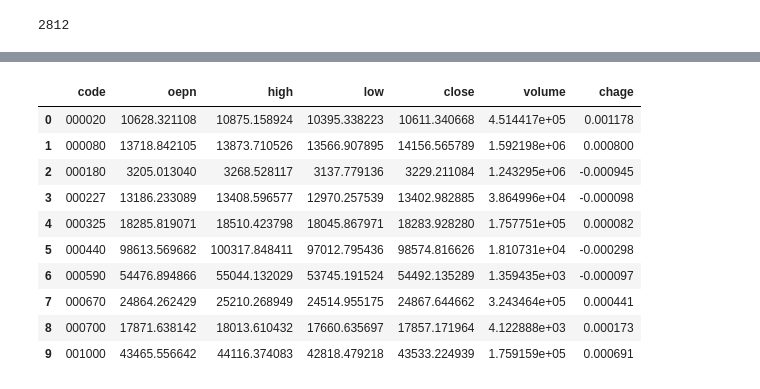
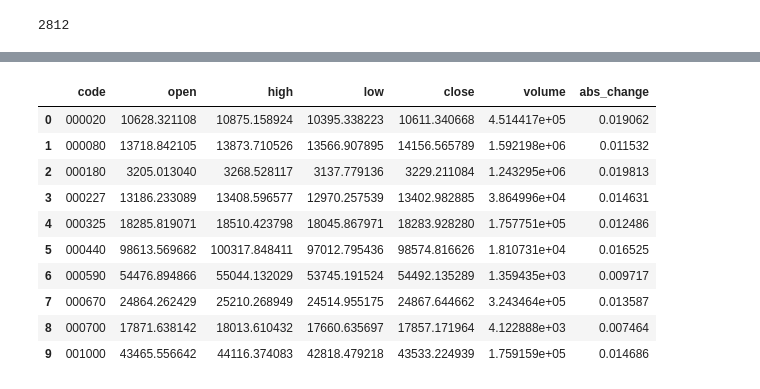
Before and after one commit to nananana-Banana/2021-nh-bigdata-competition, a Jupyter notebook: external/finance_stockdata_analysis.ipynb, the cells around one changed output, grey strips where cells are left out. Drawn from its saved outputs; the diff is of its cells as text; code cells hidden in the pictures.

Commit message:
Add abs mean of stockdata - code and csv file

```diff
--- a/external/finance_stockdata_analysis.ipynb
+++ b/external/finance_stockdata_analysis.ipynb
@@ -30,7 +35,7 @@ file_list
 # column - Date,Open,High,Low,Close,Volume,Change
 result = []
 for i in file_list:
-    filepath = '{}/{}'.format(dir, i)
+    filepath = '{}/{}'.format(di, i)
     df = pd.read_csv(filepath)
     df = df.iloc[:,1:] # 날짜 제외하고 가져오기
     mean_list = list(df.mean())# 평균 구하기
@@ -79,0 +102,14 @@ code_list = pd.read_csv(code_path)
+# %%
+# column - Date,Open,High,Low,Close,Volume,Change
+result2 = []
+change_mean = []
+for i in file_list:
+    filepath = '{}/{}'.format(di, i)
+    df2 = pd.read_csv(filepath)
+    change_list = df2.iloc[:, 6].abs() # change 절대값
+    change_mean.append(change_list.mean())
+
+    df2 = df2.iloc[:,1:6] # 날짜, change 제외하고 가져오기
+    mean_list = np.array(df2.mean())# 평균 구하기
+    print(mean_list)
+    result2.append(list(mean_list))
@@ -79,0 +158,3 @@ code_list = pd.read_csv(code_path)
+# %%
+resultdf2 = pd.DataFrame(result2, columns=['open','high','low','close','volume'])
+resultdf2.head(10)
@@ -79,0 +173,2 @@ code_list = pd.read_csv(code_path)
+# %%
+resultdf2['abs_change'] = change_mean
@@ -80,16 +189,16 @@ code_list = pd.read_csv(code_path)
 # %%
-resultdf.insert(0,'code',code_list)
-resultdf.head(10)
+resultdf2.insert(0,'code',code_list)
+resultdf2.head(10)
 # %% [output]
-|  | code | oepn | high | low | close | volume | chage |
-| 0 | 000020 | 10628.321108 | 10875.158924 | 10395.338223 | 10611.340668 | 4.514417e+05 | 0.001178 |
-| 1 | 000080 | 13718.842105 | 13873.710526 | 13566.907895 | 14156.565789 | 1.592198e+06 | 0.000800 |
-| 2 | 000180 | 3205.013040 | 3268.528117 | 3137.779136 | 3229.211084 | 1.243295e+06 | -0.000945 |
-| 3 | 000227 | 13186.233089 | 13408.596577 | 12970.257539 | 13402.982885 | 3.864996e+04 | -0.000098 |
-| 4 | 000325 | 18285.819071 | 18510.423798 | 18045.867971 | 18283.928280 | 1.757751e+05 | 0.000082 |
-| 5 | 000440 | 98613.569682 | 100317.848411 | 97012.795436 | 98574.816626 | 1.810731e+04 | -0.000298 |
-| 6 | 000590 | 54476.894866 | 55044.132029 | 53745.191524 | 54492.135289 | 1.359435e+03 | -0.000097 |
-| 7 | 000670 | 24864.262429 | 25210.268949 | 24514.955175 | 24867.644662 | 3.243464e+05 | 0.000441 |
-| 8 | 000700 | 17871.638142 | 18013.610432 | 17660.635697 | 17857.171964 | 4.122888e+03 | 0.000173 |
-| 9 | 001000 | 43465.556642 | 44116.374083 | 42818.479218 | 43533.224939 | 1.759159e+05 | 0.000691 |
+|  | code | open | high | low | close | volume | abs_change |
+| 0 | 000020 | 10628.321108 | 10875.158924 | 10395.338223 | 10611.340668 | 4.514417e+05 | 0.019062 |
+| 1 | 000080 | 13718.842105 | 13873.710526 | 13566.907895 | 14156.565789 | 1.592198e+06 | 0.011532 |
+| 2 | 000180 | 3205.013040 | 3268.528117 | 3137.779136 | 3229.211084 | 1.243295e+06 | 0.019813 |
+| 3 | 000227 | 13186.233089 | 13408.596577 | 12970.257539 | 13402.982885 | 3.864996e+04 | 0.014631 |
+| 4 | 000325 | 18285.819071 | 18510.423798 | 18045.867971 | 18283.928280 | 1.757751e+05 | 0.012486 |
+| 5 | 000440 | 98613.569682 | 100317.848411 | 97012.795436 | 98574.816626 | 1.810731e+04 | 0.016525 |
+| 6 | 000590 | 54476.894866 | 55044.132029 | 53745.191524 | 54492.135289 | 1.359435e+03 | 0.009717 |
+| 7 | 000670 | 24864.262429 | 25210.268949 | 24514.955175 | 24867.644662 | 3.243464e+05 | 0.013587 |
+| 8 | 000700 | 17871.638142 | 18013.610432 | 17660.635697 | 17857.171964 | 4.122888e+03 | 0.007464 |
+| 9 | 001000 | 43465.556642 | 44116.374083 | 42818.479218 | 43533.224939 | 1.759159e+05 | 0.014686 |
 # %%
```
Also changed, not shown: parts of 16 cells of this notebook, 1 other file.
